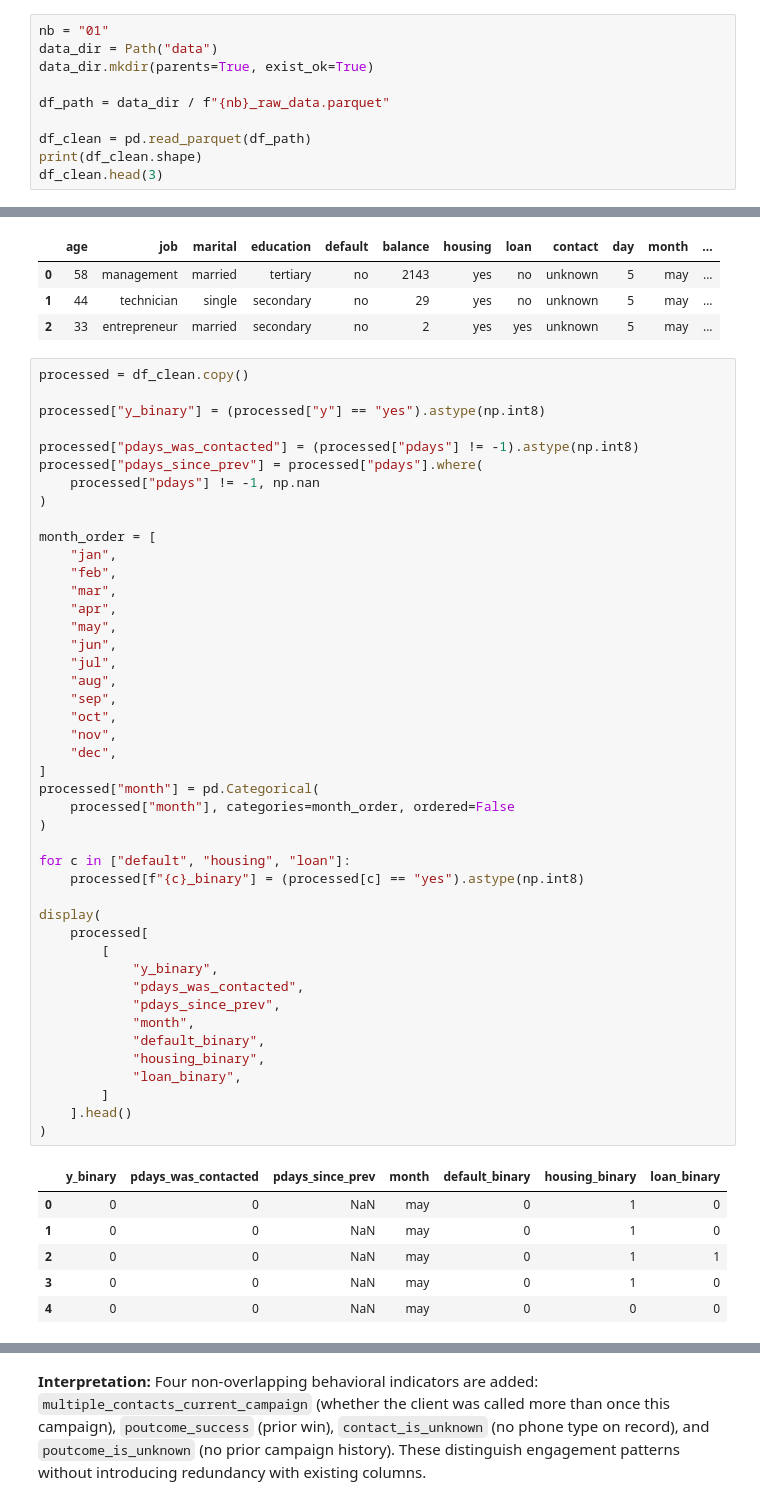
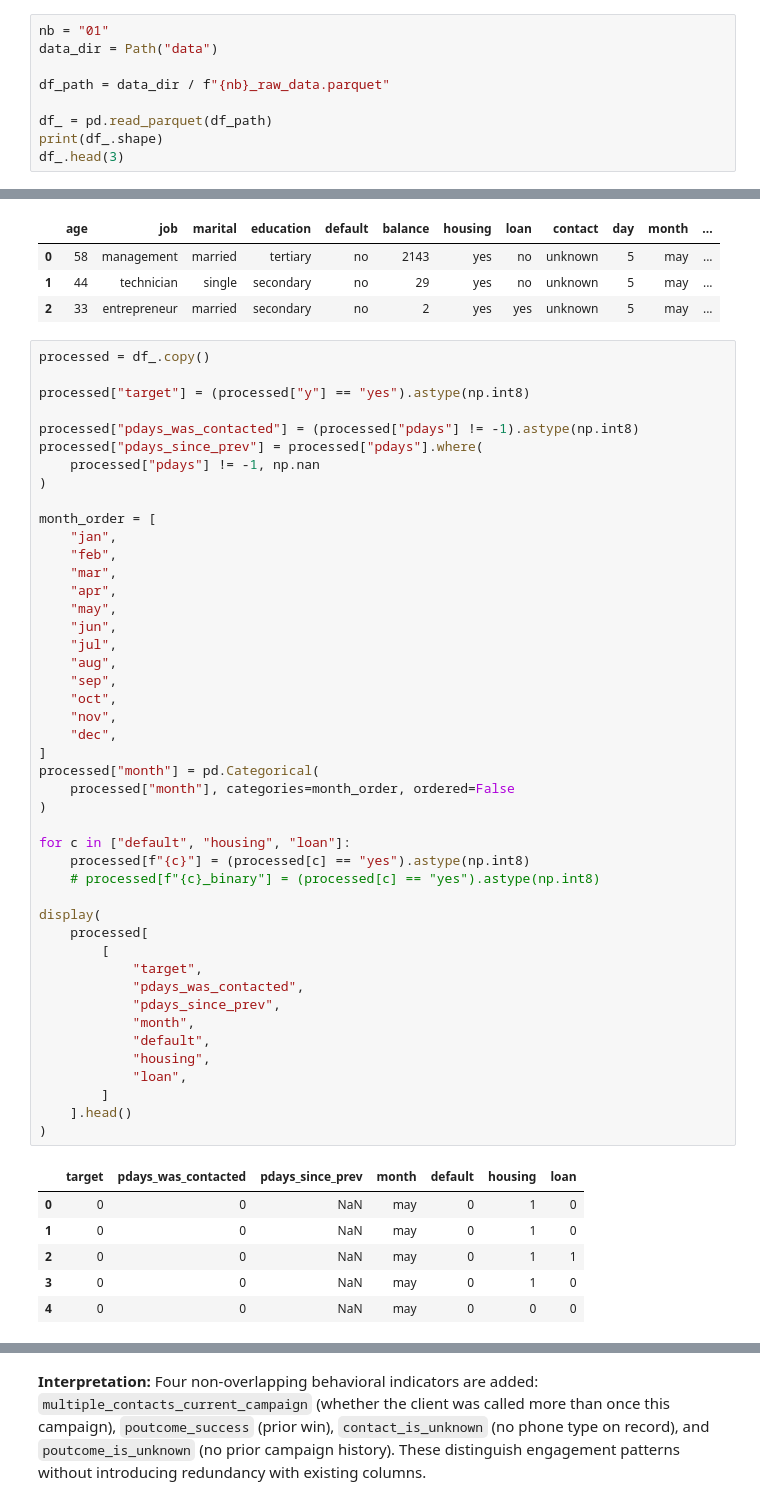
Before and after one commit to tonantzin-real/IDS_705_final_project, a Jupyter notebook: 02_preprocessing.ipynb, the cells around one changed output, grey strips where cells are left out. Drawn from its saved outputs; the diff is of its cells as text.

```diff
--- a/02_preprocessing.ipynb
+++ b/02_preprocessing.ipynb
@@ -63,13 +59,12 @@ np.random.seed(RANDOM_STATE)
 # %%
 nb = "01"
 data_dir = Path("data")
-data_dir.mkdir(parents=True, exist_ok=True)
 
 df_path = data_dir / f"{nb}_raw_data.parquet"
 
-df_clean = pd.read_parquet(df_path)
-print(df_clean.shape)
-df_clean.head(3)
+df_ = pd.read_parquet(df_path)
+print(df_.shape)
+df_.head(3)
 # %% [output]
 (45211, 17)
 |  | age | job | marital | education | default | balance | housing | loan | contact | day | month | ... |
@@ -77,9 +72,9 @@ df_clean.head(3)
 | 1 | 44 | technician | single | secondary | no | 29 | yes | no | unknown | 5 | may | ... |
 | 2 | 33 | entrepreneur | married | secondary | no | 2 | yes | yes | unknown | 5 | may | ... |
 # %%
-processed = df_clean.copy()
+processed = df_.copy()
 
-processed["y_binary"] = (processed["y"] == "yes").astype(np.int8)
+processed["target"] = (processed["y"] == "yes").astype(np.int8)
 
 processed["pdays_was_contacted"] = (processed["pdays"] != -1).astype(np.int8)
 processed["pdays_since_prev"] = processed["pdays"].where(
@@ -89,39 +84,40 @@ processed["pdays_since_prev"] = processed["pdays"].where(
 month_order = [
     "jan",
     "feb",
     "mar",
     "apr",
     "may",
     "jun",
     "jul",
     "aug",
     "sep",
     "oct",
     "nov",
     "dec",
 ]
 processed["month"] = pd.Categorical(
     processed["month"], categories=month_order, ordered=False
 )
 
 for c in ["default", "housing", "loan"]:
-    processed[f"{c}_binary"] = (processed[c] == "yes").astype(np.int8)
+    processed[f"{c}"] = (processed[c] == "yes").astype(np.int8)
+    # processed[f"{c}_binary"] = (processed[c] == "yes").astype(np.int8)
 
 display(
     processed[
         [
-            "y_binary",
+            "target",
             "pdays_was_contacted",
             "pdays_since_prev",
             "month",
-            "default_binary",
-            "housing_binary",
-            "loan_binary",
+            "default",
+            "housing",
+            "loan",
         ]
     ].head()
 )
 # %% [output]
-|  | y_binary | pdays_was_contacted | pdays_since_prev | month | default_binary | housing_binary | loan_binary |
+|  | target | pdays_was_contacted | pdays_since_prev | month | default | housing | loan |
 | 0 | 0 | 0 | NaN | may | 0 | 1 | 0 |
 | 1 | 0 | 0 | NaN | may | 0 | 1 | 0 |
 | 2 | 0 | 0 | NaN | may | 0 | 1 | 1 |
```
Also changed, not shown: parts of 41 cells of this notebook, 3 other files.
